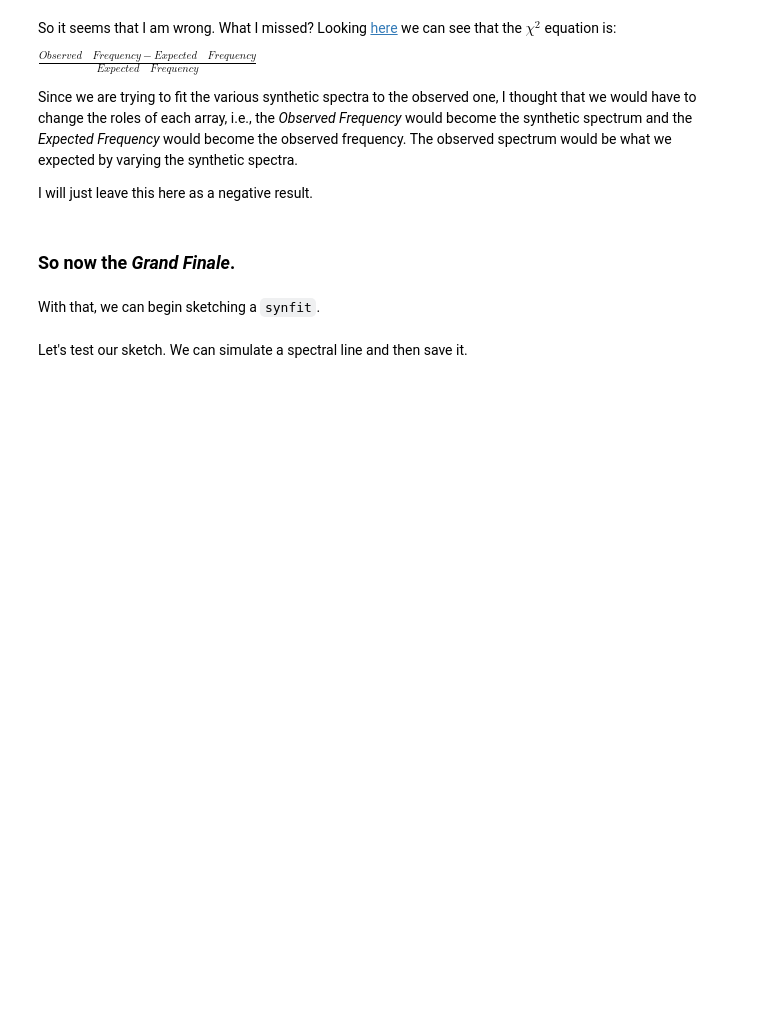
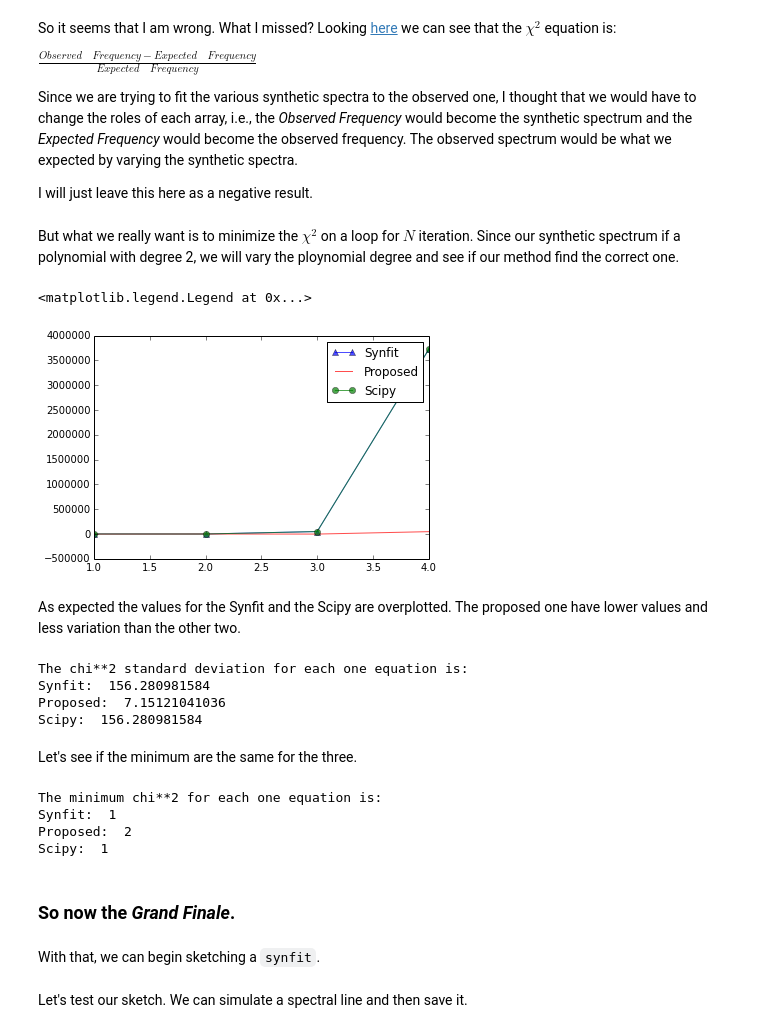
Before and after one commit to gabraganca/S4, a Jupyter notebook: notebooks/Synfit.ipynb, the cells around one changed output. Cells and saved outputs as stored; diff of their text form; code cells hidden in the pictures; blank space fills up the shorter version.

```diff
--- a/notebooks/Synfit.ipynb
+++ b/notebooks/Synfit.ipynb
@@ -271,6 +279,56 @@ $\frac{Observed\quad Frequency-Expected\quad Frequency}{Expected\quad Frequency}
 Since we are trying to fit the various synthetic spectra to the observed one, I thought that we would have to change the roles of each array, i.e., the *Observed Frequency* would become the synthetic spectrum and the *Expected Frequency* would become the observed frequency. The observed spectrum would be what we expected by varying the synthetic spectra.
 
 I will just leave this here as a negative result.
+# %% [markdown]
+But what we really want is to minimize the $\chi^2$ on a loop for $N$ iteration. Since our synthetic spectrum if a polynomial with degree 2, we will vary the ploynomial degree and see if our method find the correct one.
+# %%
+synfit_chi = []
+proposed_chi = []
+scipy_chi = []
+
+poly_degrees = range(1, 5)
+
+for n in poly_degrees:
+    # 'observed' values
+    obs = x_vector**n
+
+    synfit_chi.append(chisquare_synfit(obs, syn))
+    proposed_chi.append(chisquare_proposed(obs, syn))
+    scipy_chi.append(st.chisquare(obs, syn)[0])
+
+
+# Let's plot each fit
+plt.plot(poly_degrees, synfit_chi, 'b^-', label='Synfit', alpha=0.7)
+plt.plot(poly_degrees, proposed_chi, 'r-', label='Proposed', alpha=0.7)
+plt.plot(poly_degrees, scipy_chi, 'go-', label='Scipy', alpha=0.7)
+plt.legend()
+# %% [output]
+<matplotlib.legend.Legend at 0x...>
+[figure, added]
+# %% [markdown]
+As expected the values for the Synfit and the Scipy are overplotted. The proposed one have lower values and less variation than the other two.
+# %%
+print 'The chi**2 standard deviation for each one equation is:'
+print 'Synfit: ', np.std(synfit_chi)
+print 'Proposed: ', np.std(proposed_chi)
+print 'Scipy: ', np.std(scipy_chi)
+# %% [output]
+The chi**2 standard deviation for each one equation is:
+Synfit:  156.280981584
+Proposed:  7.15121041036
+Scipy:  156.280981584
+# %% [markdown]
+Let's see if the minimum are the same for the three.
+# %%
+print 'The minimum chi**2 for each one equation is:'
+print 'Synfit: ', np.argmin(synfit_chi)
+print 'Proposed: ', np.argmin(proposed_chi)
+print 'Scipy: ', np.argmin(scipy_chi)
+# %% [output]
+The minimum chi**2 for each one equation is:
+Synfit:  1
+Proposed:  2
+Scipy:  1
 # %% [markdown]
 ### So now the *Grand Finale*.
 # %% [markdown]
```
Also changed, not shown: parts of 2 cells of this notebook.
